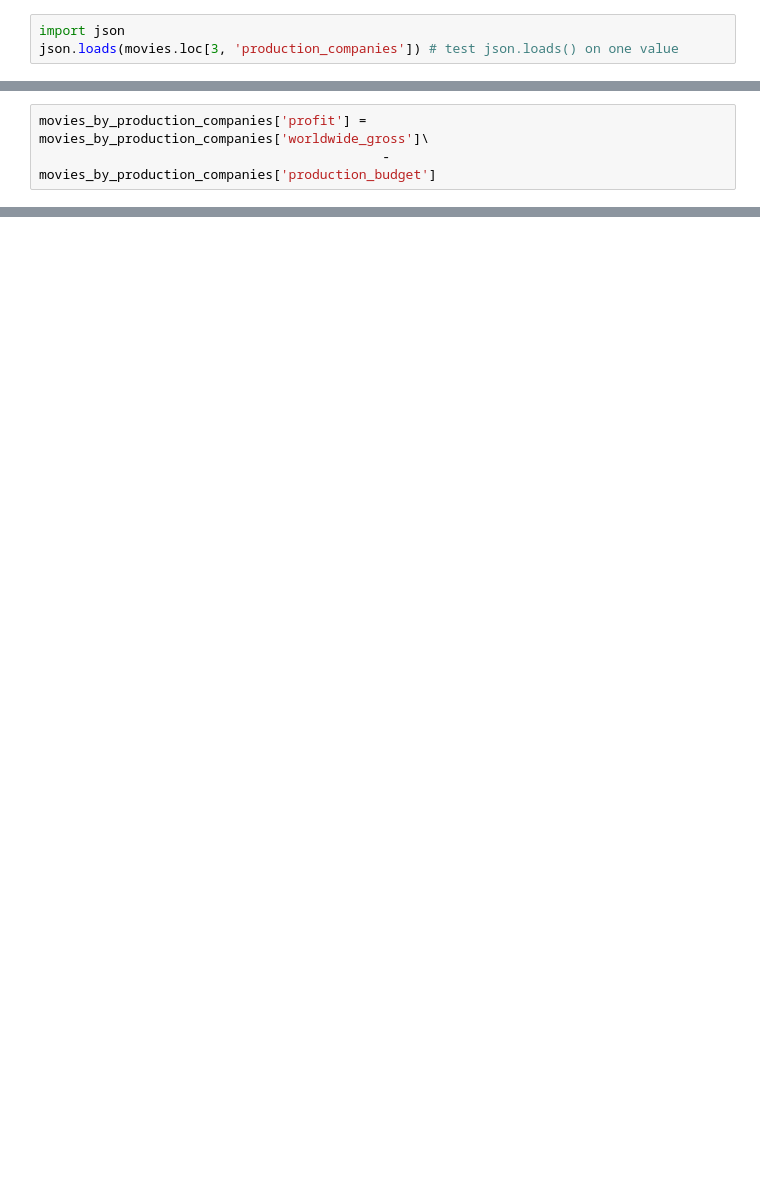
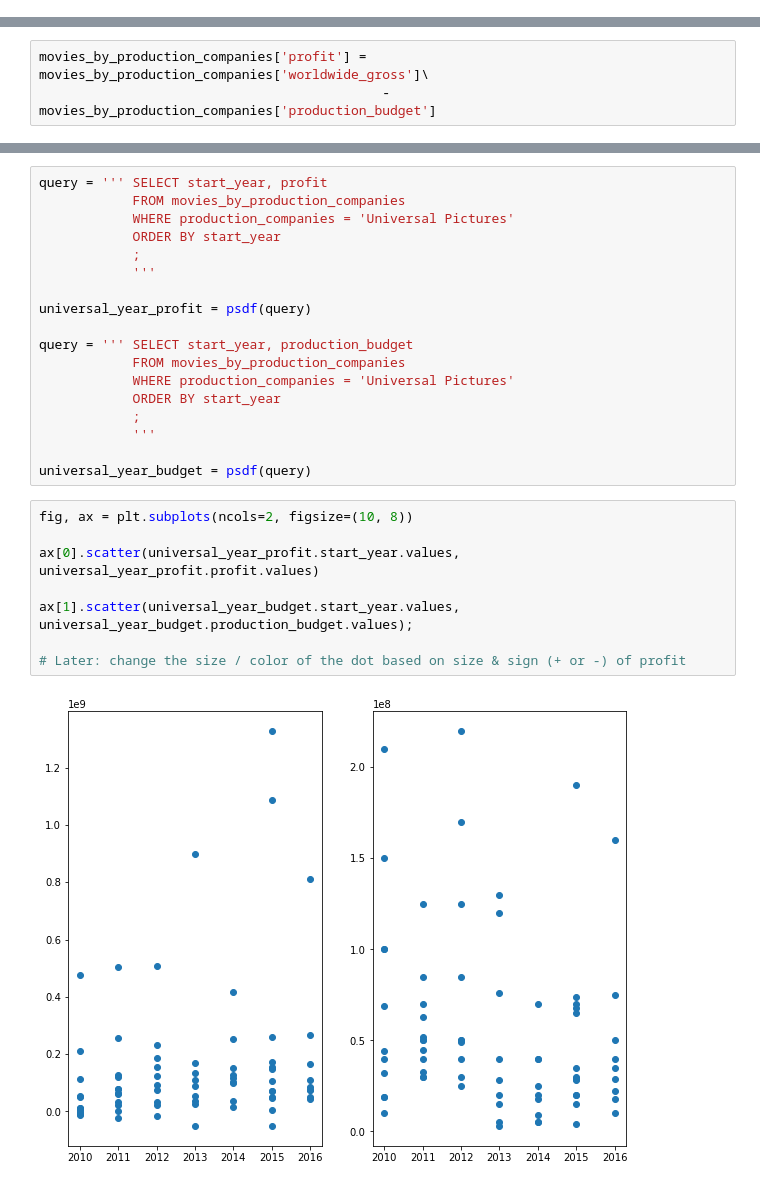
Before and after one commit to ran0027/microsoft_movie_analysis, a Jupyter notebook: Untitled.ipynb, the cells around one changed output, grey strips where cells are left out. Drawn from its saved outputs; the diff is of its cells as text; blank space fills up the shorter version.

```diff
--- a/Untitled.ipynb
+++ b/Untitled.ipynb
@@ -904,3 +902,0 @@ Here, I tried making a custom function that would convert the string in the prod
-# %%
-import json
-json.loads(movies.loc[3, 'production_companies']) # test json.loads() on one value
@@ -1104,0 +1083,28 @@ Name: profit, Length: 1429, dtype: float64
+# %%
+query = ''' SELECT start_year, profit
+            FROM movies_by_production_companies
+            WHERE production_companies = 'Universal Pictures'
+            ORDER BY start_year
+            ;
+            '''
+
+universal_year_profit = psdf(query)
+
+query = ''' SELECT start_year, production_budget
+            FROM movies_by_production_companies
+            WHERE production_companies = 'Universal Pictures'
+            ORDER BY start_year
+            ;
+            '''
+
+universal_year_budget = psdf(query)
+# %%
+fig, ax = plt.subplots(ncols=2, figsize=(10, 8))
+
+ax[0].scatter(universal_year_profit.start_year.values, universal_year_profit.profit.values)
+
+ax[1].scatter(universal_year_budget.start_year.values, universal_year_budget.production_budget.values);
+
+# Later: change the size / color of the dot based on size & sign (+ or -) of profit
+# %% [output]
+[figure, added]
```
Also changed, not shown: parts of 35 cells of this notebook.
